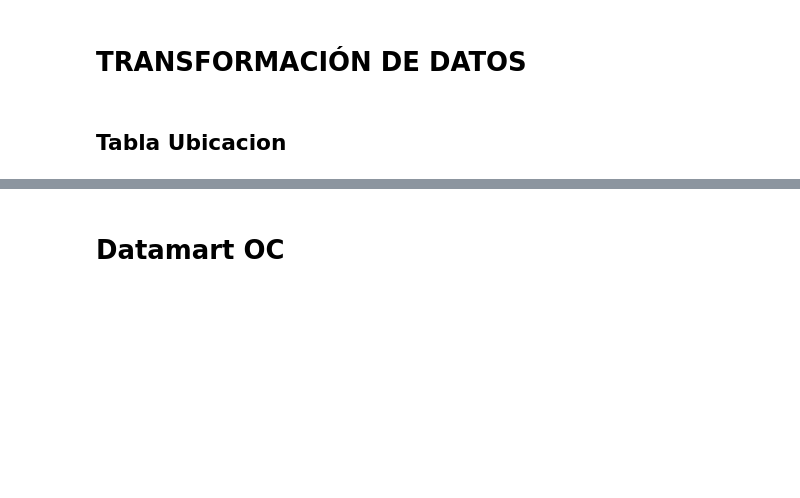
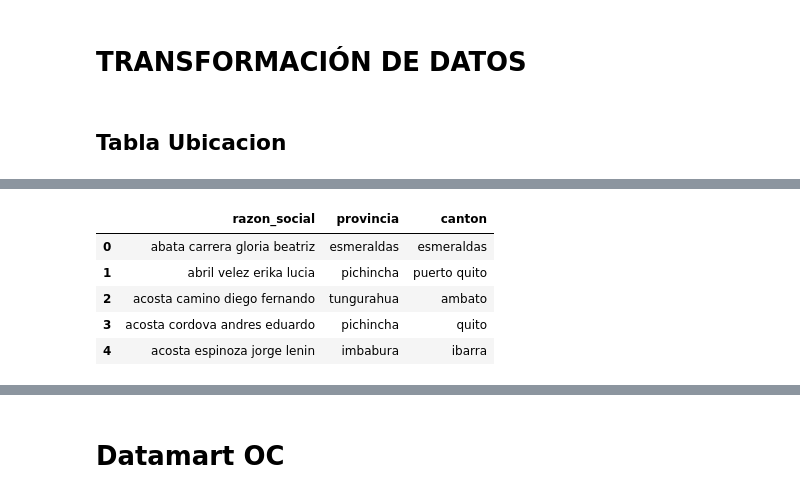
Before and after one commit to Herziox/Data-Mining-System-SETEC, a Jupyter notebook: 3_data_preprocesing_module/Data_PreProcesing.ipynb, the cells around one changed output, grey strips where cells are left out. Cells and saved outputs as stored; diff of their text form; code cells hidden in the pictures; blank space fills up the shorter version.

```diff
--- a/3_data_preprocesing_module/Data_PreProcesing.ipynb
+++ b/3_data_preprocesing_module/Data_PreProcesing.ipynb
@@ -451,0 +448,10 @@ df_ubicacion = pd.read_csv(os.path.join(path, 'ubicacion.csv'))
+# %%
+df_ci_ug = pd.read_csv(os.path.join(path_db,'ci_dl_provincia_canton.csv'))
+df_ci_ug.head()
+# %% [output]
+|  | razon_social | provincia | canton |
+| 0 | abata carrera gloria beatriz | esmeraldas | esmeraldas |
+| 1 | abril velez erika lucia | pichincha | puerto quito |
+| 2 | acosta camino diego fernando | tungurahua | ambato |
+| 3 | acosta cordova andres eduardo | pichincha | quito |
+| 4 | acosta espinoza jorge lenin | imbabura | ibarra |
```
Also changed, not shown: parts of 38 cells of this notebook, 5 other files.
